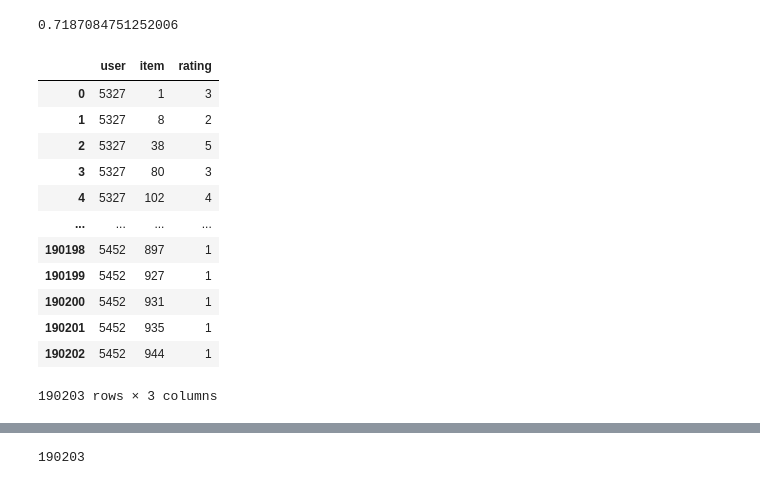
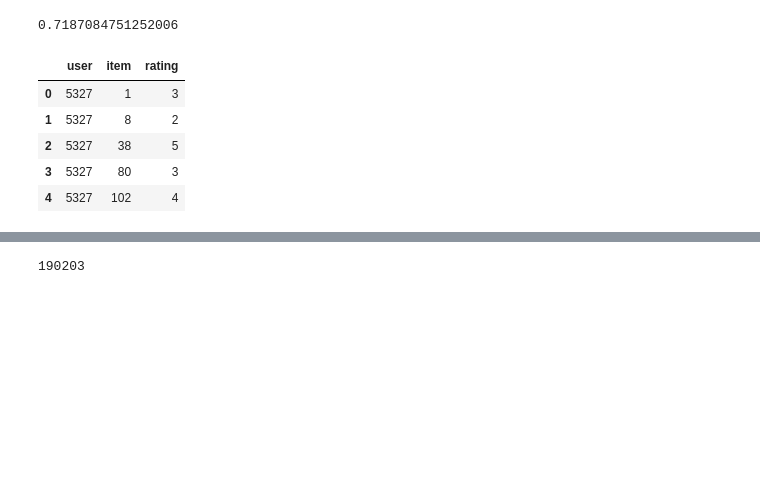
Before and after one commit to emmaneugene/CS421-project, a Jupyter notebook: project-v1-sheff.ipynb, the cells around one changed output, grey strips where cells are left out. Cells and saved outputs as stored; diff of their text form; code cells hidden in the pictures; blank space fills up the shorter version.

```diff
--- a/project-v1-sheff.ipynb
+++ b/project-v1-sheff.ipynb
@@ -174,20 +174,13 @@ data2=np.load("second_batch.npz")
 # %%
 X = data2["X"]
 XX2 = pd.DataFrame(X)
 XX2.rename(columns={0:"user",1:"item",2:"rating"},inplace=True)
 # XX2 = XX2.drop(['user'], axis=1)
-XX2
+XX2.head()
 # %% [output]
 |  | user | item | rating |
 | 0 | 5327 | 1 | 3 |
 | 1 | 5327 | 8 | 2 |
 | 2 | 5327 | 38 | 5 |
 | 3 | 5327 | 80 | 3 |
 | 4 | 5327 | 102 | 4 |
-| ... | ... | ... | ... |
-| 190198 | 5452 | 897 | 1 |
-| 190199 | 5452 | 927 | 1 |
-| 190200 | 5452 | 931 | 1 |
-| 190201 | 5452 | 935 | 1 |
-| 190202 | 5452 | 944 | 1 |
-190203 rows × 3 columns
```
Also changed, not shown: parts of 2 cells of this notebook, 2 other files.
